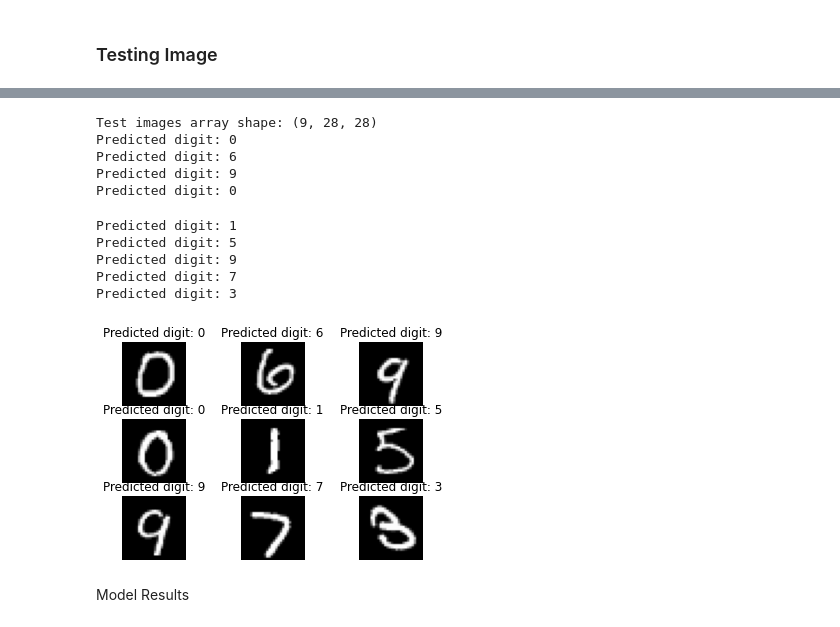
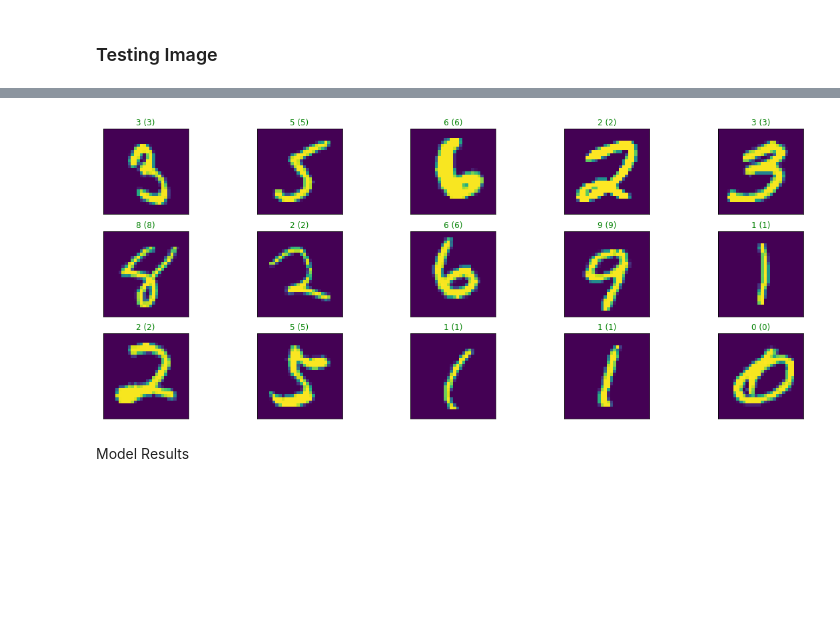
Before and after one commit to sankalp-srivastava/Handwritten-digit-recognition, a Jupyter notebook: Handwritten_Digit_Recogniton.ipynb, the cells around one changed output, grey strips where cells are left out. Cells and saved outputs as stored; diff of their text form; code cells hidden in the pictures; blank space fills up the shorter version.

```diff
--- a/Handwritten_Digit_Recogniton.ipynb
+++ b/Handwritten_Digit_Recogniton.ipynb
@@ -125,34 +169,20 @@ Prediction of model: 0
-# %%
-images = test_images[10:19]
-images = images.reshape(images.shape[0], 28, 28)
-print ("Test images array shape: {}".format(images.shape))
-
-
-for i, test_image in enumerate(images, start=1):
-
-    org_image = test_image
-    test_image = test_image.reshape(1,28,28,1)
-    prediction = model.predict_classes(test_image, verbose=0)
-
-    print ("Predicted digit: {}".format(prediction[0]))
-    plt.subplot(3,3,i)
-    plt.axis('off')
-    plt.title("Predicted digit: {}".format(prediction[0]))
-    plt.imshow(org_image, cmap=plt.get_cmap('gray'))
-
-plt.show()
-# %% [output]
-Test images array shape: (9, 28, 28)
-Predicted digit: 0
-Predicted digit: 6
-Predicted digit: 9
-Predicted digit: 0
-Predicted digit: 1
-Predicted digit: 5
-Predicted digit: 9
-Predicted digit: 7
-Predicted digit: 3
-[figure, removed]
+# %%
+y_hat = model.predict(test_images)
+
+# Plot a random sample of 10 test images, their predicted labels and ground truth
+figure = plt.figure(figsize=(20, 8))
+for i, index in enumerate(np.random.choice(test_images.shape[0], size=15, replace=False)):
+    ax = figure.add_subplot(3, 5, i + 1, xticks=[], yticks=[])
+    # Display each image
+    ax.imshow(np.squeeze(test_images[index]))
+    predict_index = np.argmax(y_hat[index])
+    true_index = test_labels[index]
+    # Set the title for each image
+    ax.set_title("{} ({})".format(predict_index,
+                                  true_index),
+                                  color=("green" if predict_index == true_index else "red"))
+# %% [output]
+[figure, added]
 # %% [markdown]
 Model Results
 # %%
```
Also changed, not shown: parts of 14 cells of this notebook.
